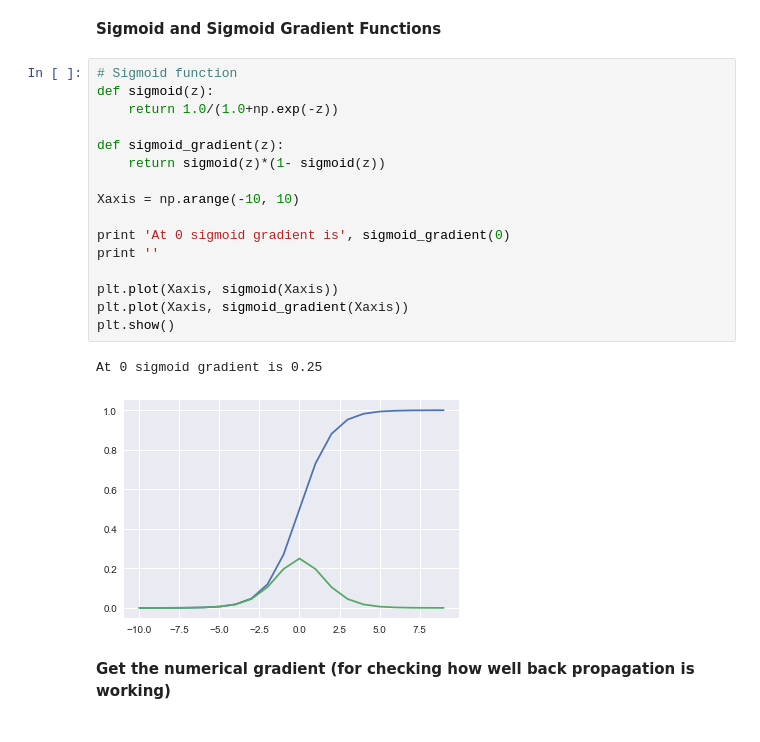
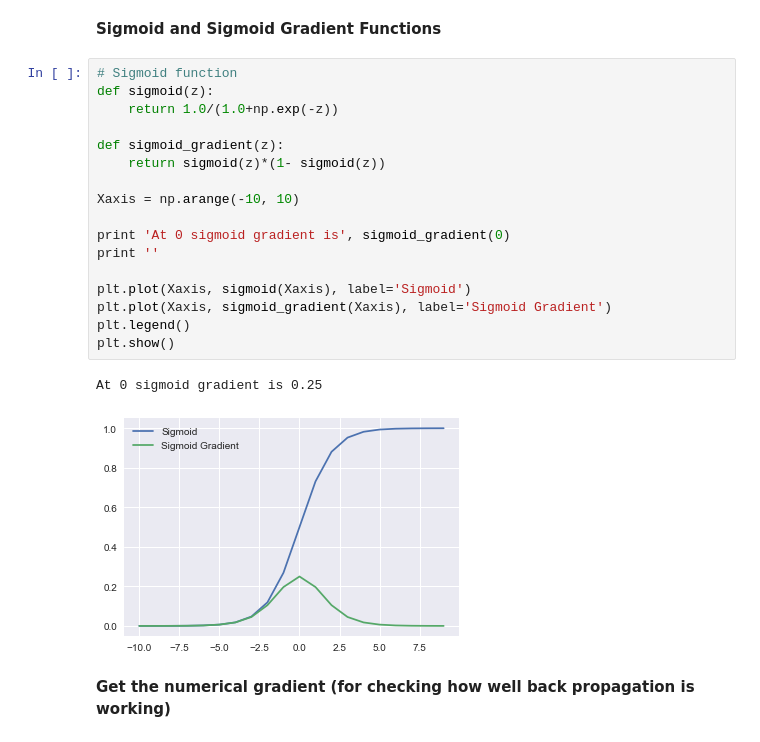
Before and after one commit to imtoobose/mlclass, a Jupyter notebook: Exercise 4 - Neural Networks Learning.ipynb, the cells around one changed output. Drawn from its saved outputs; the diff is of its cells as text.

```diff
--- a/Exercise 4 - Neural Networks Learning.ipynb
+++ b/Exercise 4 - Neural Networks Learning.ipynb
@@ -45,22 +46,23 @@ Random sample
 # %%
 # Sigmoid function
 def sigmoid(z):
     return 1.0/(1.0+np.exp(-z))
 
 def sigmoid_gradient(z):
     return sigmoid(z)*(1- sigmoid(z))
 
 Xaxis = np.arange(-10, 10)
 
 print 'At 0 sigmoid gradient is', sigmoid_gradient(0)
 print ''
 
-plt.plot(Xaxis, sigmoid(Xaxis))
-plt.plot(Xaxis, sigmoid_gradient(Xaxis))
+plt.plot(Xaxis, sigmoid(Xaxis), label='Sigmoid')
+plt.plot(Xaxis, sigmoid_gradient(Xaxis), label='Sigmoid Gradient')
+plt.legend()
 plt.show()
 # %% [output]
 At 0 sigmoid gradient is 0.25
-[figure, old version]
+[figure, new version]
 # %% [markdown]
 **Get the numerical gradient (for checking how well back propagation is working)**
 # %%
```
Also changed, not shown: parts of 5 cells of this notebook, 1 other file.
